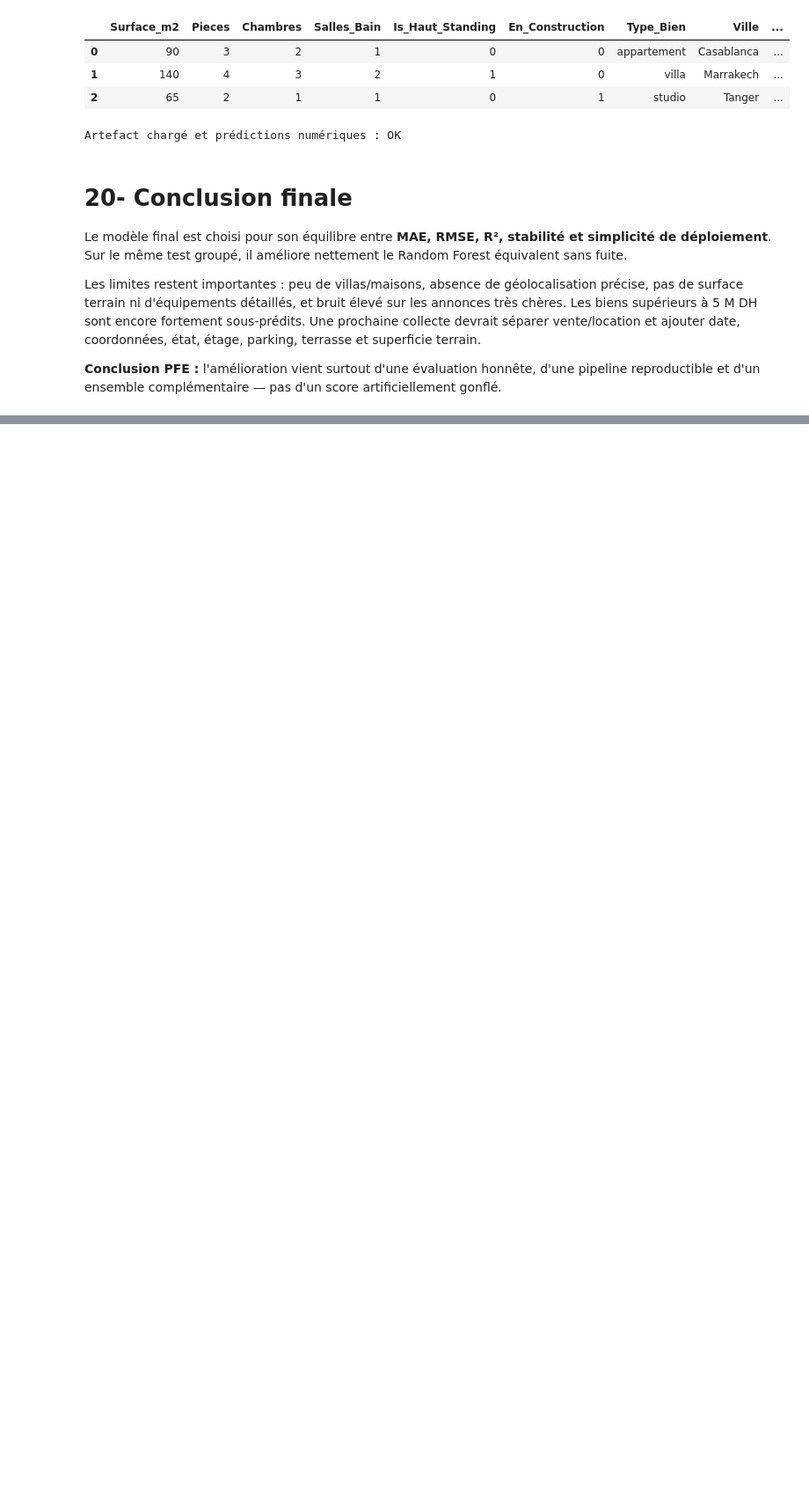
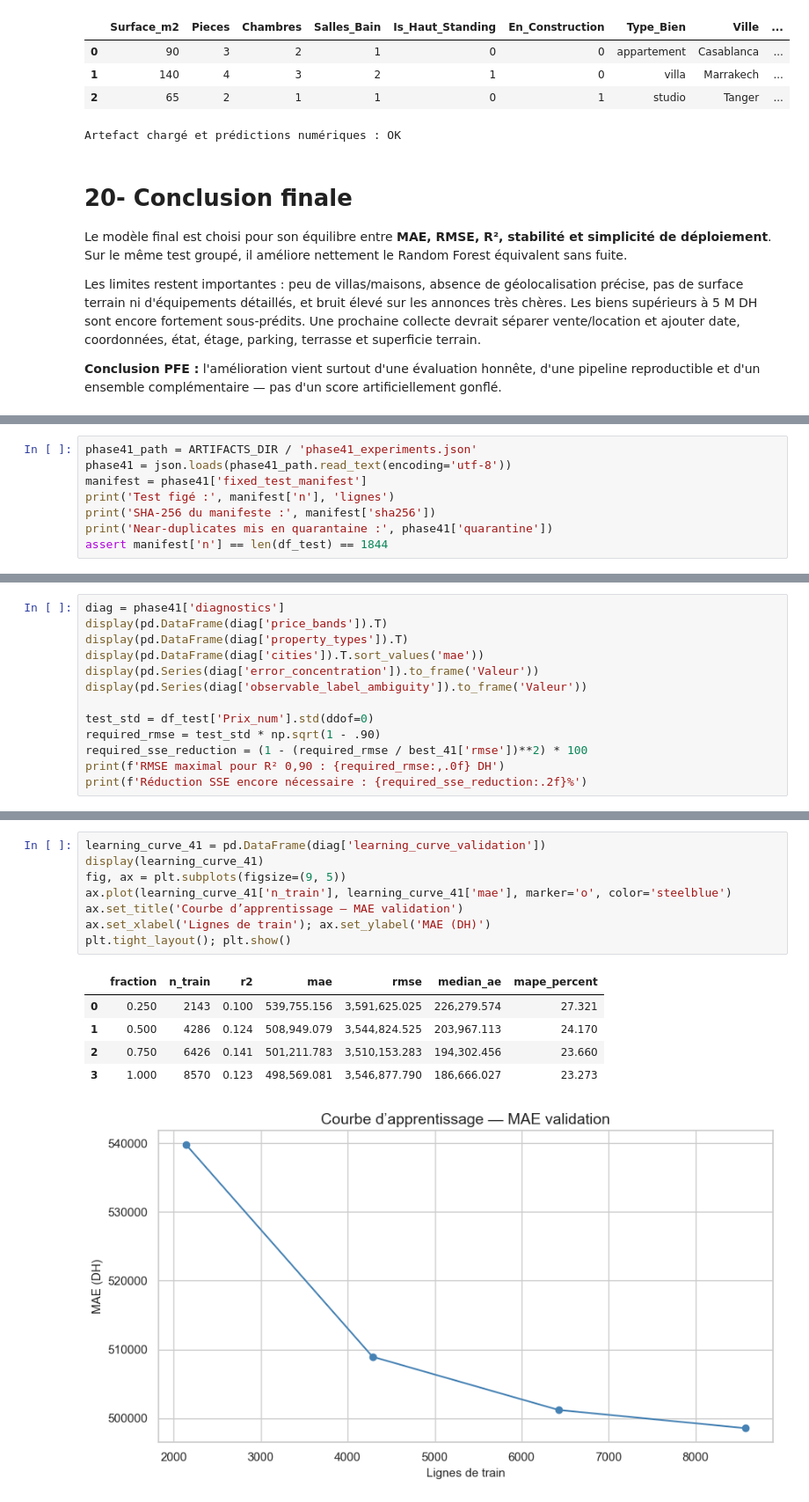
Before and after one commit to zineb-stack/MaisonDeLUX, a Jupyter notebook: ml/notebooks/model_final.ipynb, the cells around one changed output, grey strips where cells are left out. Shown at 88% size. Drawn from its saved outputs; the diff is of its cells as text; blank space fills up the shorter version.

```diff
--- a/ml/notebooks/model_final.ipynb
+++ b/ml/notebooks/model_final.ipynb
@@ -990,0 +1016,8 @@ Les limites restent importantes : peu de villas/maisons, absence de géolocalisa
+# %%
+phase41_path = ARTIFACTS_DIR / 'phase41_experiments.json'
+phase41 = json.loads(phase41_path.read_text(encoding='utf-8'))
+manifest = phase41['fixed_test_manifest']
+print('Test figé :', manifest['n'], 'lignes')
+print('SHA-256 du manifeste :', manifest['sha256'])
+print('Near-duplicates mis en quarantaine :', phase41['quarantine'])
+assert manifest['n'] == len(df_test) == 1844
@@ -990,0 +1128,13 @@ Les limites restent importantes : peu de villas/maisons, absence de géolocalisa
+# %%
+diag = phase41['diagnostics']
+display(pd.DataFrame(diag['price_bands']).T)
+display(pd.DataFrame(diag['property_types']).T)
+display(pd.DataFrame(diag['cities']).T.sort_values('mae'))
+display(pd.Series(diag['error_concentration']).to_frame('Valeur'))
+display(pd.Series(diag['observable_label_ambiguity']).to_frame('Valeur'))
+
+test_std = df_test['Prix_num'].std(ddof=0)
+required_rmse = test_std * np.sqrt(1 - .90)
+required_sse_reduction = (1 - (required_rmse / best_41['rmse'])**2) * 100
+print(f'RMSE maximal pour R² 0,90 : {required_rmse:,.0f} DH')
+print(f'Réduction SSE encore nécessaire : {required_sse_reduction:.2f}%')
@@ -990,0 +1177,15 @@ Les limites restent importantes : peu de villas/maisons, absence de géolocalisa
+# %%
+learning_curve_41 = pd.DataFrame(diag['learning_curve_validation'])
+display(learning_curve_41)
+fig, ax = plt.subplots(figsize=(9, 5))
+ax.plot(learning_curve_41['n_train'], learning_curve_41['mae'], marker='o', color='steelblue')
+ax.set_title('Courbe d’apprentissage — MAE validation')
+ax.set_xlabel('Lignes de train'); ax.set_ylabel('MAE (DH)')
+plt.tight_layout(); plt.show()
+# %% [output]
+|  | fraction | n_train | r2 | mae | rmse | median_ae | mape_percent |
+| 0 | 0.250 | 2143 | 0.100 | 539,755.156 | 3,591,625.025 | 226,279.574 | 27.321 |
+| 1 | 0.500 | 4286 | 0.124 | 508,949.079 | 3,544,824.525 | 203,967.113 | 24.170 |
+| 2 | 0.750 | 6426 | 0.141 | 501,211.783 | 3,510,153.283 | 194,302.456 | 23.660 |
+| 3 | 1.000 | 8570 | 0.123 | 498,569.081 | 3,546,877.790 | 186,666.027 | 23.273 |
+[figure, added]
```
Also changed, not shown: parts of 14 cells of this notebook, 5 other files.
